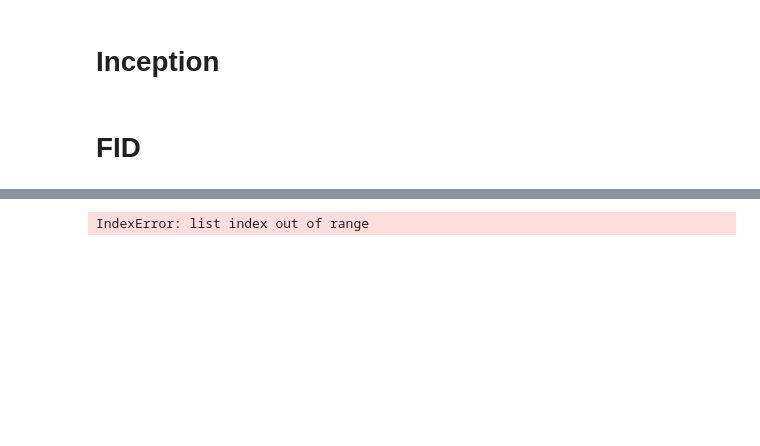
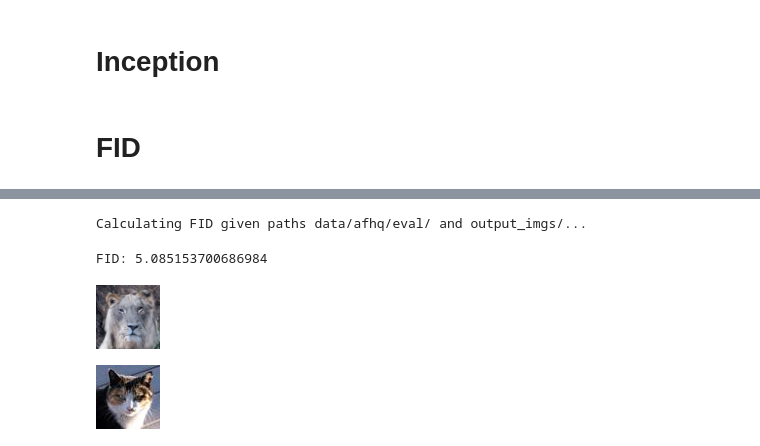
Before and after one commit to elmoghany/DDPM-Denoising-Diffusion-Probabilistic-Model, a Jupyter notebook: DDPM-Image-Diffusion-Model.ipynb, the cells around one changed output, grey strips where cells are left out. Cells and saved outputs as stored; diff of their text form; code cells hidden in the pictures; blank space fills up the shorter version.

```diff
--- a/DDPM-Image-Diffusion-Model.ipynb
+++ b/DDPM-Image-Diffusion-Model.ipynb
@@ -1078,8 +1257,9 @@ def calculate_fid_given_paths(paths, img_size=256, batch_size=50):
     print("Calculating FID given paths %s and %s..." % (paths[0], paths[1]))
     device = torch.device("cuda" if torch.cuda.is_available() else "cpu")
     inception = InceptionV3(for_train=False)
-    current_dir = Path(os.path.realpath(__file__)).parent
-    ckpt = torch.load(current_dir / "afhq_inception_v3.ckpt", map_location="cpu")
+    # current_dir = Path(os.path.realpath(__file__)).parent
+    # ckpt = torch.load(current_dir / "afhq_inception_v3.ckpt", map_location="cpu")
+    ckpt = torch.load("afhq_inception_v3.ckpt", map_location="cpu")
     inception.load_state_dict(ckpt)
     inception = inception.eval().to(device)
     loaders = [get_eval_loader(path, img_size, batch_size) for path in paths]
@@ -1098,9 +1278,18 @@ def calculate_fid_given_paths(paths, img_size=256, batch_size=50):
 
 if __name__ == "__main__":
     # python measure_fid /path/to/dir1 /path/to/dir2
-
-    paths = [sys.argv[1], sys.argv[2]]
+    paths = ["data/afhq/eval/", "output_imgs/"]
     fid_value = calculate_fid_given_paths(paths, img_size=256, batch_size=64)
     print("FID:", fid_value)
 # %% [output]
-IndexError: list index out of range
+Calculating FID given paths data/afhq/eval/ and output_imgs/...
+FID: 5.085153700686984
+# %%
+from IPython.display import Image, display
+
+# Display the image
+display(Image(filename="output_imgs/190.png"))
+display(Image(filename="data/afhq/eval/flickr_cat_000056.jpg"))
+# %% [output]
+[figure, added]
+[figure, added]
```
Also changed, not shown: parts of 13 cells of this notebook, 1 other file.
